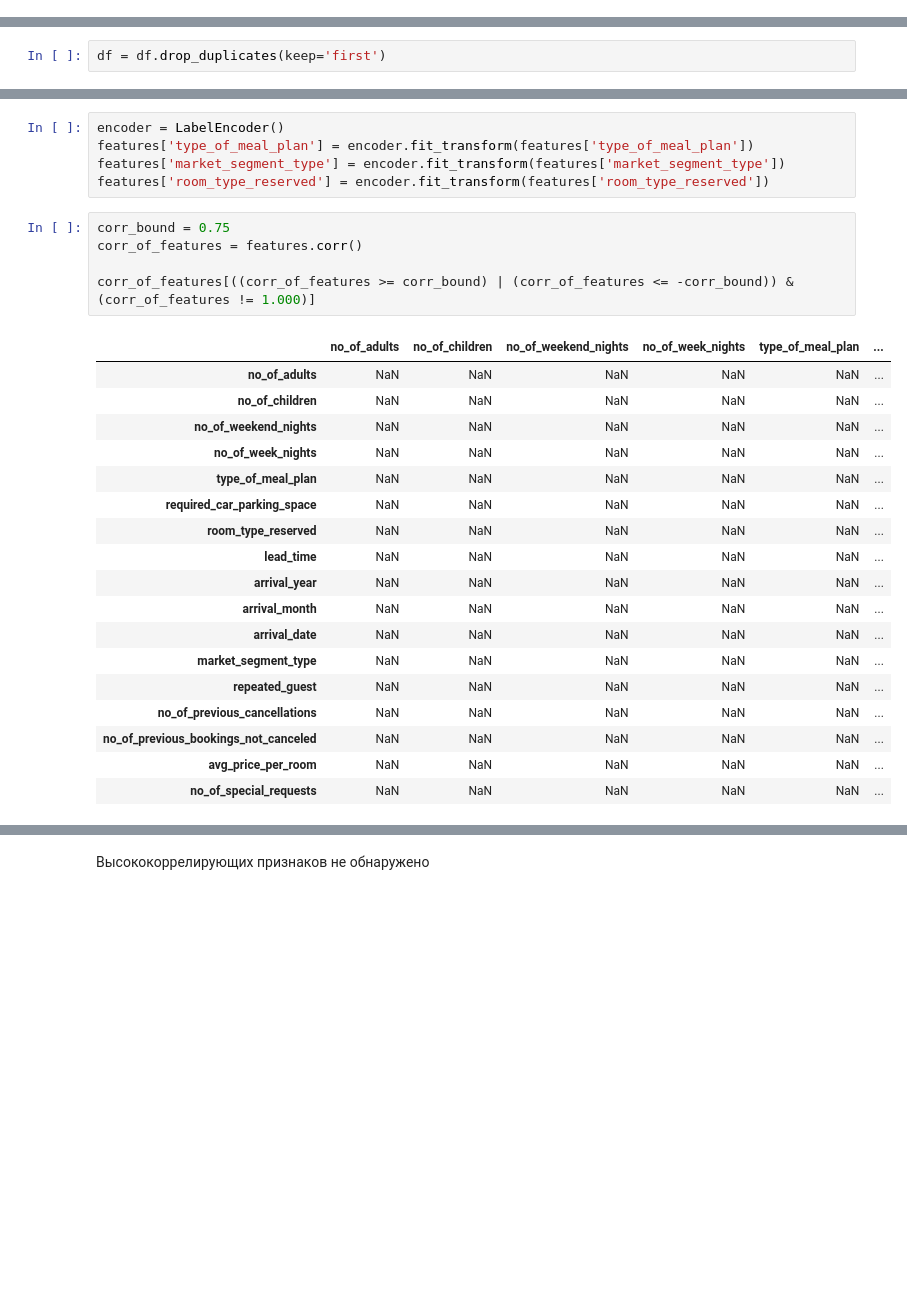
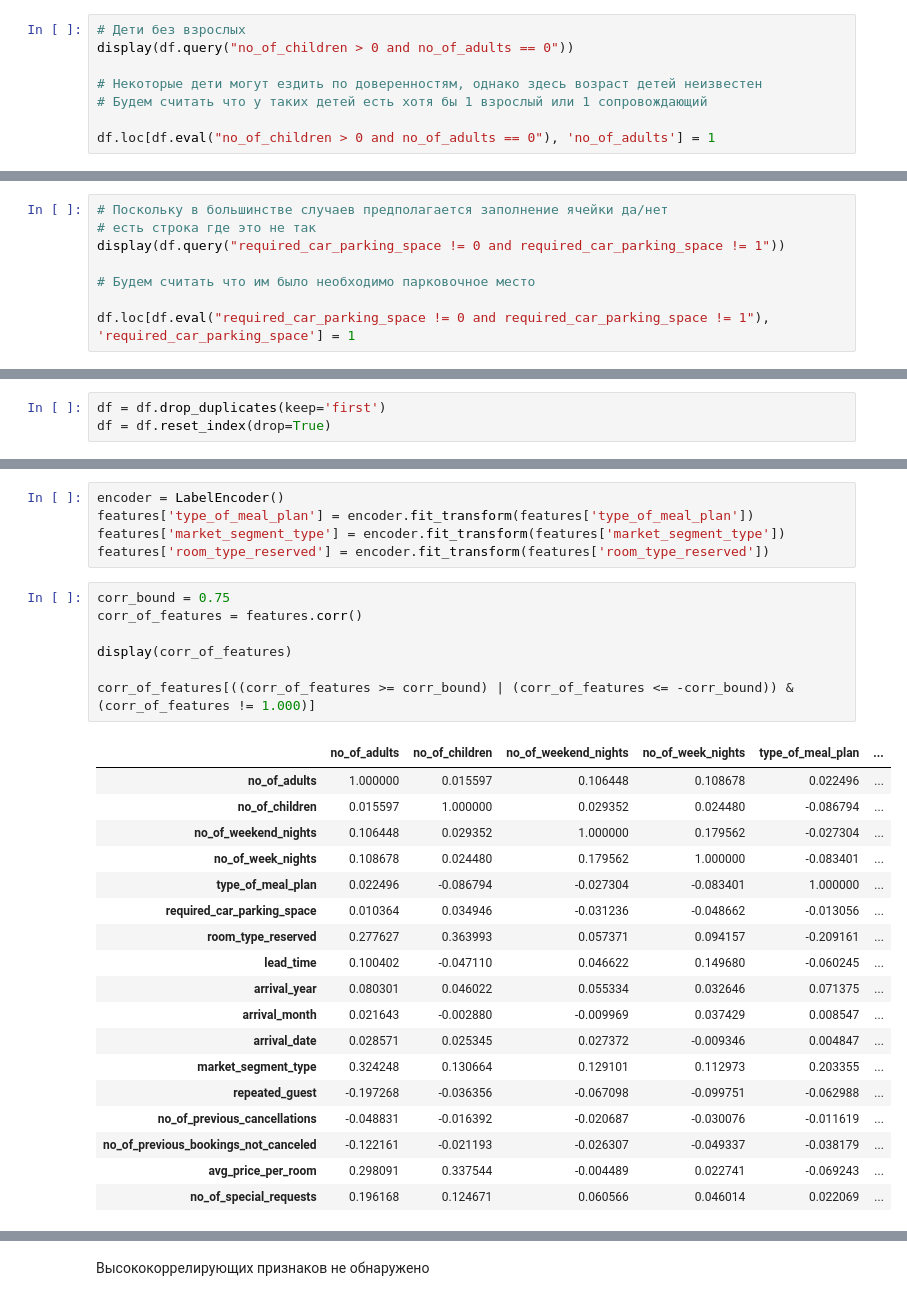
Before and after one commit to timatet/ml, a Jupyter notebook: notebook.ipynb, the cells around one changed output, grey strips where cells are left out. Drawn from its saved outputs; the diff is of its cells as text; blank space fills up the shorter version.

```diff
--- a/notebook.ipynb
+++ b/notebook.ipynb
@@ -133,0 +139,8 @@ for df_column in df.columns:
+# %%
+# Дети без взрослых
+display(df.query("no_of_children > 0 and no_of_adults == 0"))
+
+# Некоторые дети могут ездить по доверенностям, однако здесь возраст детей неизвестен
+# Будем считать что у таких детей есть хотя бы 1 взрослый или 1 сопровождающий
+
+df.loc[df.eval("no_of_children > 0 and no_of_adults == 0"), 'no_of_adults'] = 1
@@ -133,0 +161,8 @@ for df_column in df.columns:
+# %%
+# Поскольку в большинстве случаев предполагается заполнение ячейки да/нет
+# есть строка где это не так
+display(df.query("required_car_parking_space != 0 and required_car_parking_space != 1"))
+
+# Будем считать что им было необходимо парковочное место
+
+df.loc[df.eval("required_car_parking_space != 0 and required_car_parking_space != 1"), 'required_car_parking_space'] = 1
@@ -164,6 +215,7 @@ df[df.duplicated(keep = False)].sort_values('Booking_ID')
 | 36280 | INN35327 | 2.0 | 0 | 1 | 0 | Not Selected | ... |
 # %%
 df = df.drop_duplicates(keep='first')
+df = df.reset_index(drop=True)
 # %% [markdown]
 Проверка значений на частичные дубликаты
 # %%
@@ -225,24 +277,26 @@ features['room_type_reserved'] = encoder.fit_transform(features['room_type_reser
 # %%
 corr_bound = 0.75
 corr_of_features = features.corr()
 
+display(corr_of_features)
+
 corr_of_features[((corr_of_features >= corr_bound) | (corr_of_features <= -corr_bound)) & (corr_of_features != 1.000)]
 # %% [output]
 |  | no_of_adults | no_of_children | no_of_weekend_nights | no_of_week_nights | type_of_meal_plan | ... |
-| no_of_adults | NaN | NaN | NaN | NaN | NaN | ... |
-| no_of_children | NaN | NaN | NaN | NaN | NaN | ... |
-| no_of_weekend_nights | NaN | NaN | NaN | NaN | NaN | ... |
-| no_of_week_nights | NaN | NaN | NaN | NaN | NaN | ... |
-| type_of_meal_plan | NaN | NaN | NaN | NaN | NaN | ... |
-| required_car_parking_space | NaN | NaN | NaN | NaN | NaN | ... |
-| room_type_reserved | NaN | NaN | NaN | NaN | NaN | ... |
-| lead_time | NaN | NaN | NaN | NaN | NaN | ... |
-| arrival_year | NaN | NaN | NaN | NaN | NaN | ... |
-| arrival_month | NaN | NaN | NaN | NaN | NaN | ... |
-| arrival_date | NaN | NaN | NaN | NaN | NaN | ... |
-| market_segment_type | NaN | NaN | NaN | NaN | NaN | ... |
-| repeated_guest | NaN | NaN | NaN | NaN | NaN | ... |
-| no_of_previous_cancellations | NaN | NaN | NaN | NaN | NaN | ... |
-| no_of_previous_bookings_not_canceled | NaN | NaN | NaN | NaN | NaN | ... |
-| avg_price_per_room | NaN | NaN | NaN | NaN | NaN | ... |
-| no_of_special_requests | NaN | NaN | NaN | NaN | NaN | ... |
+| no_of_adults | 1.000000 | 0.015597 | 0.106448 | 0.108678 | 0.022496 | ... |
+| no_of_children | 0.015597 | 1.000000 | 0.029352 | 0.024480 | -0.086794 | ... |
+| no_of_weekend_nights | 0.106448 | 0.029352 | 1.000000 | 0.179562 | -0.027304 | ... |
+| no_of_week_nights | 0.108678 | 0.024480 | 0.179562 | 1.000000 | -0.083401 | ... |
+| type_of_meal_plan | 0.022496 | -0.086794 | -0.027304 | -0.083401 | 1.000000 | ... |
+| required_car_parking_space | 0.010364 | 0.034946 | -0.031236 | -0.048662 | -0.013056 | ... |
+| room_type_reserved | 0.277627 | 0.363993 | 0.057371 | 0.094157 | -0.209161 | ... |
+| lead_time | 0.100402 | -0.047110 | 0.046622 | 0.149680 | -0.060245 | ... |
+| arrival_year | 0.080301 | 0.046022 | 0.055334 | 0.032646 | 0.071375 | ... |
+| arrival_month | 0.021643 | -0.002880 | -0.009969 | 0.037429 | 0.008547 | ... |
+| arrival_date | 0.028571 | 0.025345 | 0.027372 | -0.009346 | 0.004847 | ... |
+| market_segment_type | 0.324248 | 0.130664 | 0.129101 | 0.112973 | 0.203355 | ... |
+| repeated_guest | -0.197268 | -0.036356 | -0.067098 | -0.099751 | -0.062988 | ... |
+| no_of_previous_cancellations | -0.048831 | -0.016392 | -0.020687 | -0.030076 | -0.011619 | ... |
+| no_of_previous_bookings_not_canceled | -0.122161 | -0.021193 | -0.026307 | -0.049337 | -0.038179 | ... |
+| avg_price_per_room | 0.298091 | 0.337544 | -0.004489 | 0.022741 | -0.069243 | ... |
+| no_of_special_requests | 0.196168 | 0.124671 | 0.060566 | 0.046014 | 0.022069 | ... |
```
Also changed, not shown: parts of 72 cells of this notebook.
